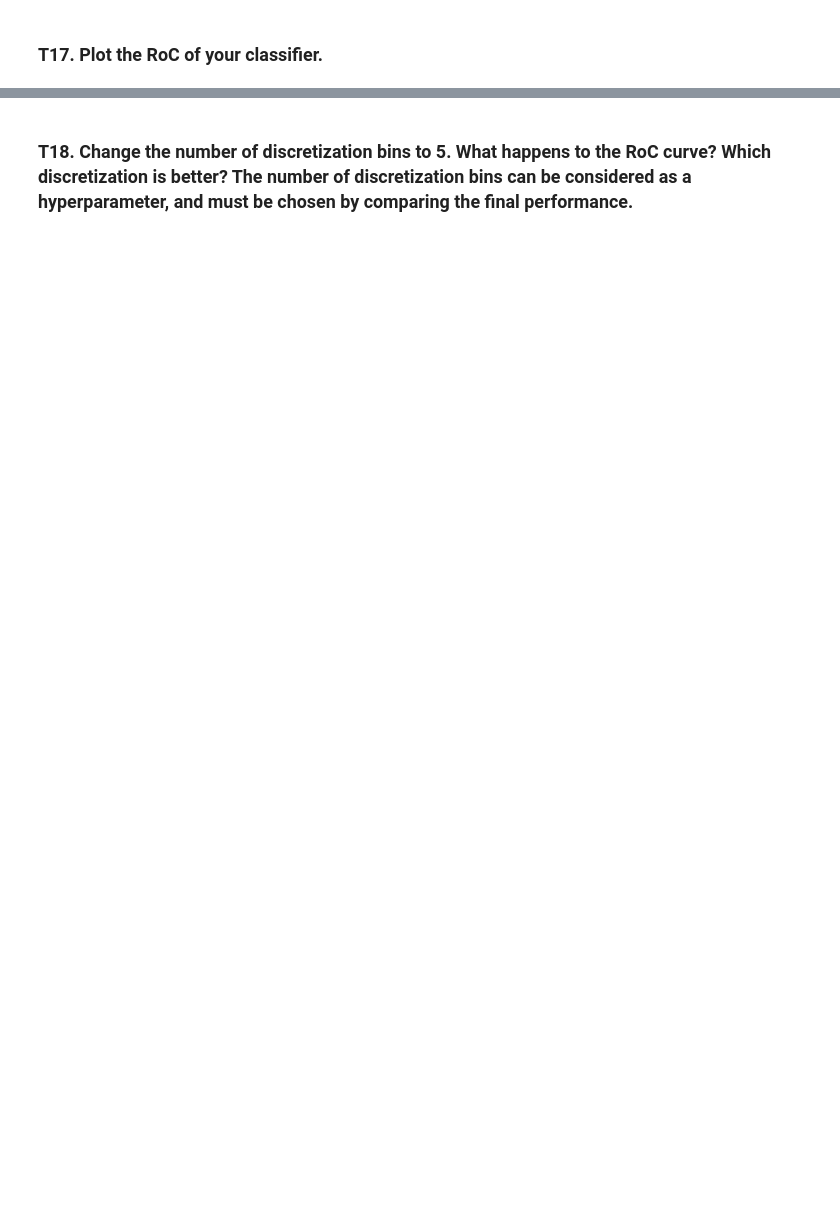
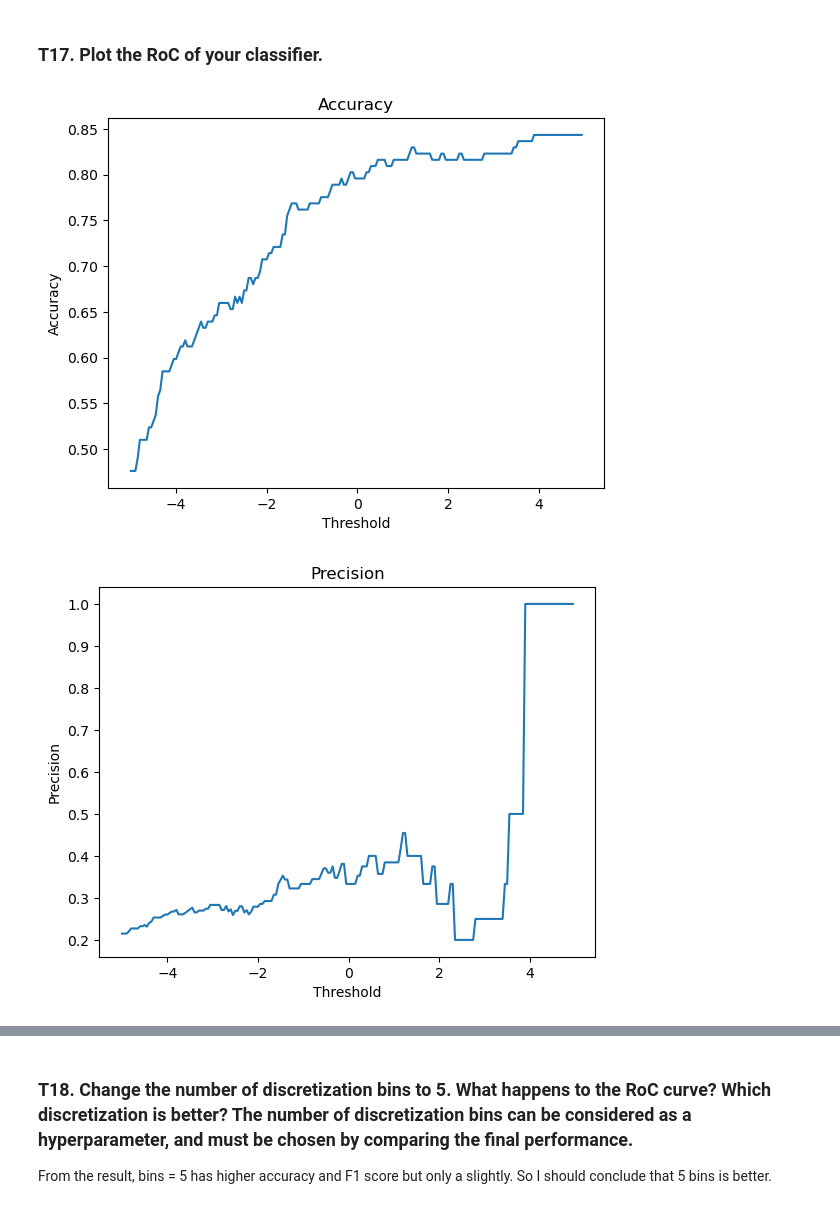
Before and after one commit to GnuBurn/PatternReg, a Jupyter notebook: Hw2/Pattern_HW2_student_2026.ipynb, the cells around one changed output, grey strips where cells are left out. Drawn from its saved outputs; the diff is of its cells as text; code cells hidden in the pictures; blank space fills up the shorter version.

```diff
--- a/Hw2/Pattern_HW2_student_2026.ipynb
+++ b/Hw2/Pattern_HW2_student_2026.ipynb
@@ -323,2 +451,22 @@ def evaluate(y_true, y_pred, show_result = True):
+# %%
+def evaluate(y_true, y_pred, show_result = True):
+    y_true = np.array(y_true).flatten()
+    y_pred = np.array(y_pred).flatten()
+    tp = np.sum((y_true == 1) & (y_pred == 1))
+    tn = np.sum((y_true == 0) & (y_pred == 0))
+    fp = np.sum((y_true == 0) & (y_pred == 1))
+    fn = np.sum((y_true == 1) & (y_pred == 0))
+    accuracy = (tp + tn)/(tp + tn + fp + fn + 1e-6)
+    precision = tp/(tp + fp + 1e-6)
+    recall = tp/(tp + fn + 1e-6)
+    F1 = 2 * (precision * recall) / (precision + recall + 1e-6)
+    fpr = fp/(tn + fp + 1e-6)
+    if show_result:
+        print(f'Accuracy: {accuracy}')
+        print(f'Precision: {precision}')
+        print(f'Recall: {recall}')
+        print(f'F1: {F1}')
+        print(f'fpr: {fpr}')
+    return accuracy, precision, recall, F1, fpr
 # %%
 evaluate(y_test, y_pred)
@@ -375,2 +664,36 @@ $ t = np.arange(-5,5,0.05) $
 # %% [markdown]
 ### T17. Plot the RoC of your classifier.
+# %%
+t = np.arange(-5,5,0.05)
+plt.plot(t, hist_acc)
+plt.title('Accuracy')
+plt.xlabel('Threshold')
+plt.ylabel('Accuracy')
+plt.show()
+
+plt.plot(t, hist_pre)
+plt.title('Precision')
+plt.xlabel('Threshold')
+plt.ylabel('Precision')
+plt.show()
+
+plt.plot(t, hist_rec)
+plt.title('Recall')
+plt.xlabel('Threshold')
+plt.ylabel('Recall')
+plt.show()
+
+plt.plot(t, hist_F1)
+plt.title('F1')
+plt.xlabel('Threshold')
+plt.ylabel('F1')
+plt.show()
+
+plt.plot(t, hist_fpr)
+plt.title('Fpr')
+plt.xlabel('Threshold')
+plt.ylabel('Fpr')
+plt.show()
+# %% [output]
+[figure, added]
+[figure, added]
@@ -377,2 +703,4 @@ $ t = np.arange(-5,5,0.05) $
 # %% [markdown]
 ### T18. Change the number of discretization bins to 5. What happens to the RoC curve? Which discretization is better? The number of discretization bins can be considered as a hyperparameter, and must be chosen by comparing the final performance.
+
+From the result, bins = 5 has higher accuracy and F1 score but only a slightly. So I should conclude that 5 bins is better.
```
Also changed, not shown: parts of 33 cells of this notebook, 5 other files.
